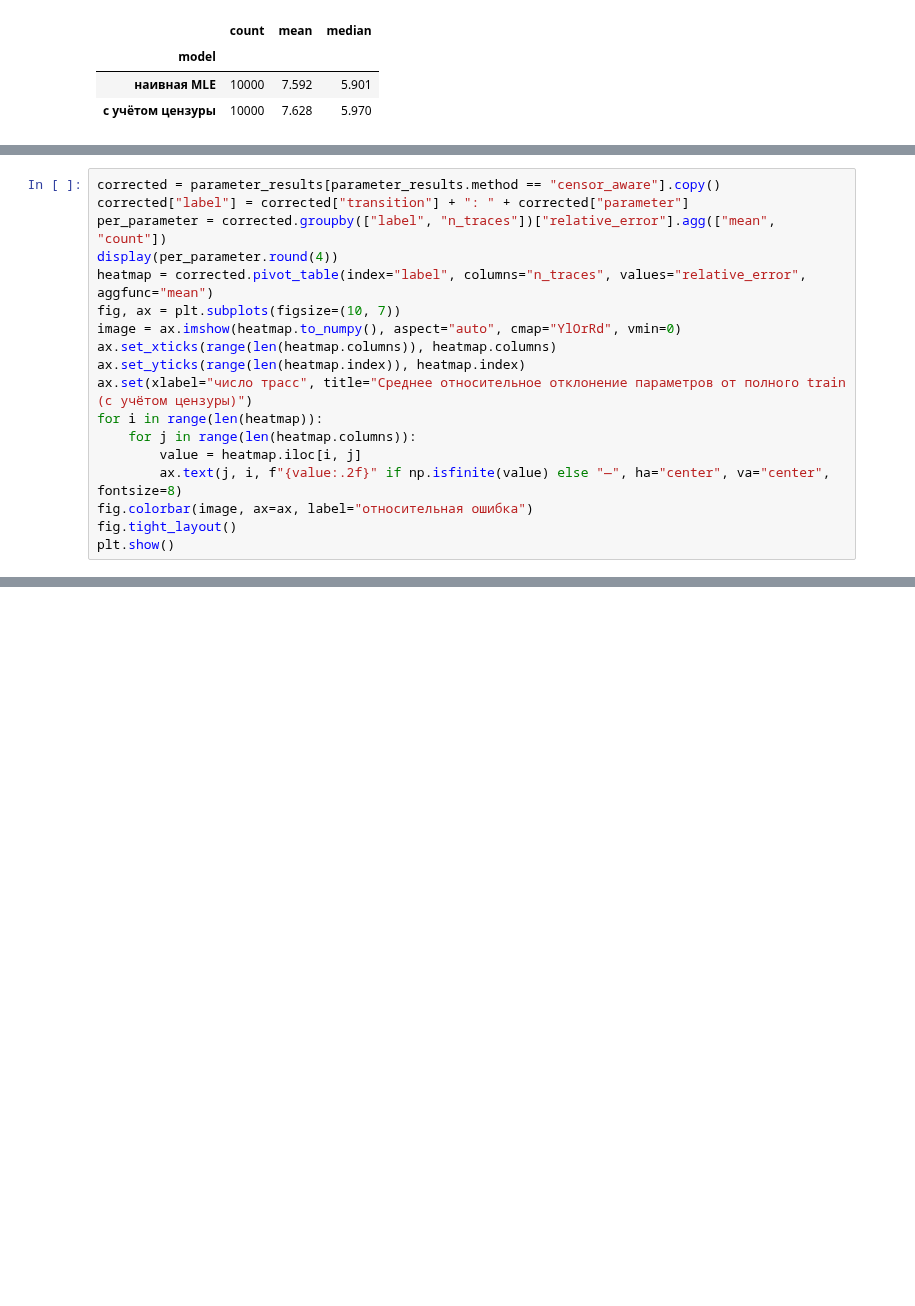
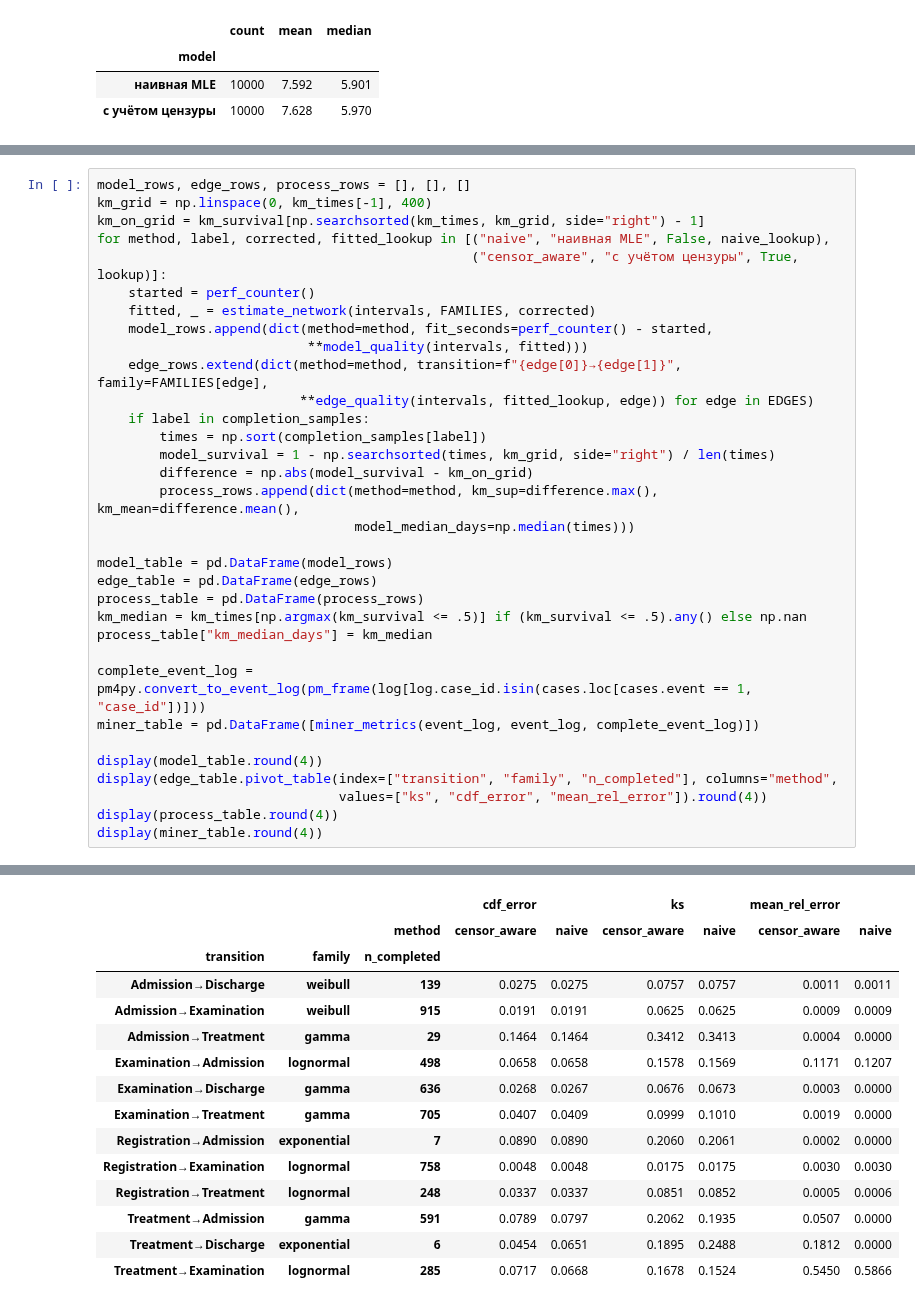
Before and after one commit to iuliivasilev/SurvivalProcessMining, a Jupyter notebook: dima/petri_net_time_estimation_sepsis.ipynb, the cells around one changed output, grey strips where cells are left out. Drawn from its saved outputs; the diff is of its cells as text; blank space fills up the shorter version.

Commit message:
sepsis time

```diff
--- a/dima/petri_net_time_estimation_sepsis.ipynb
+++ b/dima/petri_net_time_estimation_sepsis.ipynb
@@ -1393,18 +1121,0 @@ plt.show()
-# %%
-corrected = parameter_results[parameter_results.method == "censor_aware"].copy()
-corrected["label"] = corrected["transition"] + ": " + corrected["parameter"]
-per_parameter = corrected.groupby(["label", "n_traces"])["relative_error"].agg(["mean", "count"])
-display(per_parameter.round(4))
-heatmap = corrected.pivot_table(index="label", columns="n_traces", values="relative_error", aggfunc="mean")
-fig, ax = plt.subplots(figsize=(10, 7))
-image = ax.imshow(heatmap.to_numpy(), aspect="auto", cmap="YlOrRd", vmin=0)
-ax.set_xticks(range(len(heatmap.columns)), heatmap.columns)
-ax.set_yticks(range(len(heatmap.index)), heatmap.index)
-ax.set(xlabel="число трасс", title="Среднее относительное отклонение параметров от полного train (с учётом цензуры)")
-for i in range(len(heatmap)):
-    for j in range(len(heatmap.columns)):
-        value = heatmap.iloc[i, j]
-        ax.text(j, i, f"{value:.2f}" if np.isfinite(value) else "—", ha="center", va="center", fontsize=8)
-fig.colorbar(image, ax=ax, label="относительная ошибка")
-fig.tight_layout()
-plt.show()
@@ -1547,0 +1193,34 @@ N = 734
+# %%
+model_rows, edge_rows, process_rows = [], [], []
+km_grid = np.linspace(0, km_times[-1], 400)
+km_on_grid = km_survival[np.searchsorted(km_times, km_grid, side="right") - 1]
+for method, label, corrected, fitted_lookup in [("naive", "наивная MLE", False, naive_lookup),
+                                                ("censor_aware", "с учётом цензуры", True, lookup)]:
+    started = perf_counter()
+    fitted, _ = estimate_network(intervals, FAMILIES, corrected)
+    model_rows.append(dict(method=method, fit_seconds=perf_counter() - started,
+                           **model_quality(intervals, fitted)))
+    edge_rows.extend(dict(method=method, transition=f"{edge[0]}→{edge[1]}", family=FAMILIES[edge],
+                          **edge_quality(intervals, fitted_lookup, edge)) for edge in EDGES)
+    if label in completion_samples:
+        times = np.sort(completion_samples[label])
+        model_survival = 1 - np.searchsorted(times, km_grid, side="right") / len(times)
+        difference = np.abs(model_survival - km_on_grid)
+        process_rows.append(dict(method=method, km_sup=difference.max(), km_mean=difference.mean(),
+                                 model_median_days=np.median(times)))
+
+model_table = pd.DataFrame(model_rows)
+edge_table = pd.DataFrame(edge_rows)
+process_table = pd.DataFrame(process_rows)
+km_median = km_times[np.argmax(km_survival <= .5)] if (km_survival <= .5).any() else np.nan
+process_table["km_median_days"] = km_median
+
+complete_event_log = pm4py.convert_to_event_log(pm_frame(log[log.case_id.isin(cases.loc[cases.event == 1, "case_id"])]))
+miner_table = pd.DataFrame([miner_metrics(event_log, event_log, complete_event_log)])
+
+display(model_table.round(4))
+display(edge_table.pivot_table(index=["transition", "family", "n_completed"], columns="method",
+                               values=["ks", "cdf_error", "mean_rel_error"]).round(4))
+display(process_table.round(4))
+display(miner_table.round(4))
+# %% [output]
@@ -1547,0 +1230,15 @@ N = 734
+|  |  |  | cdf_error |  | ks |  | mean_rel_error |  |
+|  |  | method | censor_aware | naive | censor_aware | naive | censor_aware | naive |
+| transition | family | n_completed |  |  |  |  |  |  |
+| Admission→Discharge | weibull | 139 | 0.0275 | 0.0275 | 0.0757 | 0.0757 | 0.0011 | 0.0011 |
+| Admission→Examination | weibull | 915 | 0.0191 | 0.0191 | 0.0625 | 0.0625 | 0.0009 | 0.0009 |
+| Admission→Treatment | gamma | 29 | 0.1464 | 0.1464 | 0.3412 | 0.3413 | 0.0004 | 0.0000 |
+| Examination→Admission | lognormal | 498 | 0.0658 | 0.0658 | 0.1578 | 0.1569 | 0.1171 | 0.1207 |
+| Examination→Discharge | gamma | 636 | 0.0268 | 0.0267 | 0.0676 | 0.0673 | 0.0003 | 0.0000 |
+| Examination→Treatment | gamma | 705 | 0.0407 | 0.0409 | 0.0999 | 0.1010 | 0.0019 | 0.0000 |
+| Registration→Admission | exponential | 7 | 0.0890 | 0.0890 | 0.2060 | 0.2061 | 0.0002 | 0.0000 |
+| Registration→Examination | lognormal | 758 | 0.0048 | 0.0048 | 0.0175 | 0.0175 | 0.0030 | 0.0030 |
+| Registration→Treatment | lognormal | 248 | 0.0337 | 0.0337 | 0.0851 | 0.0852 | 0.0005 | 0.0006 |
+| Treatment→Admission | gamma | 591 | 0.0789 | 0.0797 | 0.2062 | 0.1935 | 0.0507 | 0.0000 |
+| Treatment→Discharge | exponential | 6 | 0.0454 | 0.0651 | 0.1895 | 0.2488 | 0.1812 | 0.0000 |
+| Treatment→Examination | lognormal | 285 | 0.0717 | 0.0668 | 0.1678 | 0.1524 | 0.5450 | 0.5866 |
```
Also changed, not shown: parts of 18 cells of this notebook, 14 other files.
